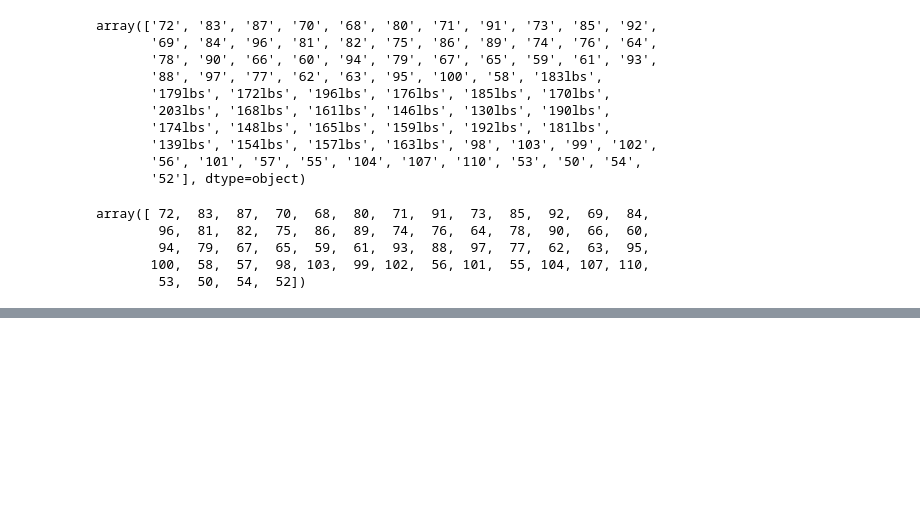
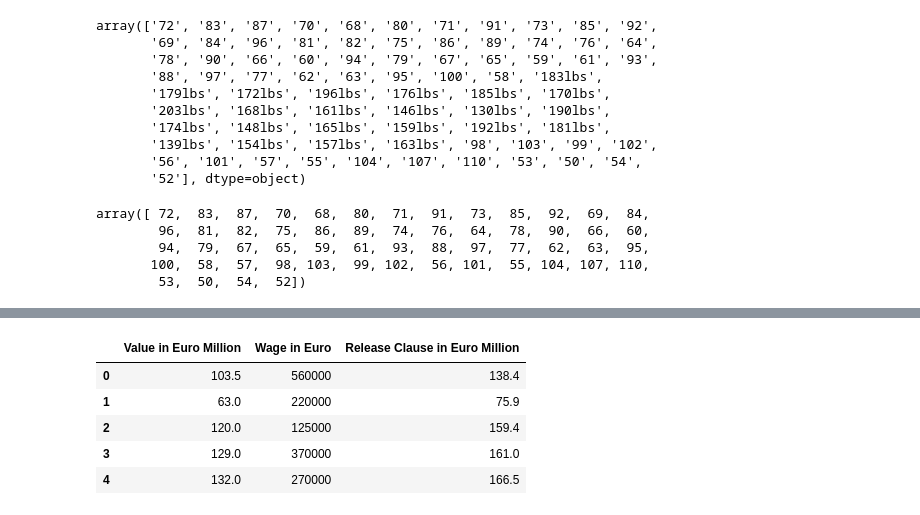
Before and after one commit to NhatNamPhan/ETL_MiniData, a Jupyter notebook: transform_data.ipynb, the cells around one changed output, grey strips where cells are left out. Drawn from its saved outputs; the diff is of its cells as text; code cells hidden in the pictures; blank space fills up the shorter version.

```diff
--- a/transform_data.ipynb
+++ b/transform_data.ipynb
@@ -174,0 +196,31 @@ array([ 72,  83,  87,  70,  68,  80,  71,  91,  73,  85,  92,  69,  84,
+# %%
+def money(x):
+    if "€" in x:
+        x = x.replace("€", "")
+    if "M" in x:
+        x = x.replace("M", "")
+        return int(float(x)*1000000)
+    elif "K" in x:
+        x = x.replace("K", "")
+        return int(float(x)*1000)
+
+    return int(x)
+
+df['Value'] = df['Value'].apply(money) /1000000
+df['Wage'] = df['Wage'].apply(money)
+df['Release Clause'] = df['Release Clause'].apply(money) /1000000
+
+df.rename(columns={
+    'Value': "Value in Euro Million",
+    'Wage': 'Wage in Euro',
+    "Release Clause": 'Release Clause in Euro Million'
+}, inplace= True)
+# %%
+df[['Value in Euro Million', 'Wage in Euro', 'Release Clause in Euro Million']].head()
+# %% [output]
+|  | Value in Euro Million | Wage in Euro | Release Clause in Euro Million |
+| 0 | 103.5 | 560000 | 138.4 |
+| 1 | 63.0 | 220000 | 75.9 |
+| 2 | 120.0 | 125000 | 159.4 |
+| 3 | 129.0 | 370000 | 161.0 |
+| 4 | 132.0 | 270000 | 166.5 |
```
Also changed, not shown: parts of 3 cells of this notebook, 1 other file.
